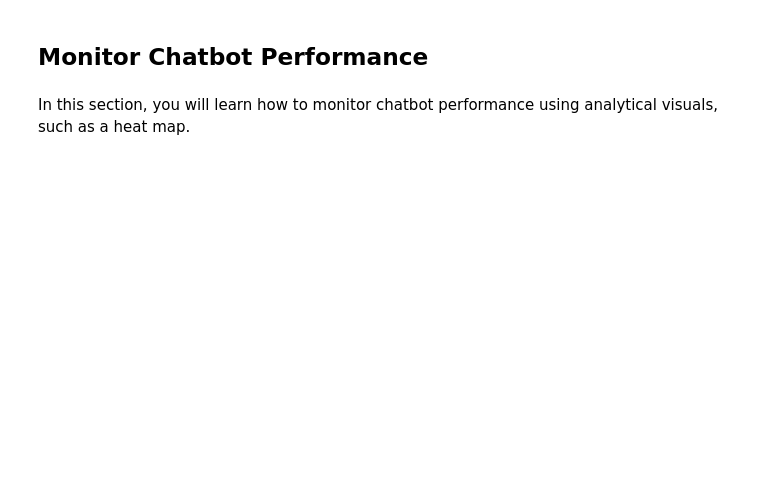
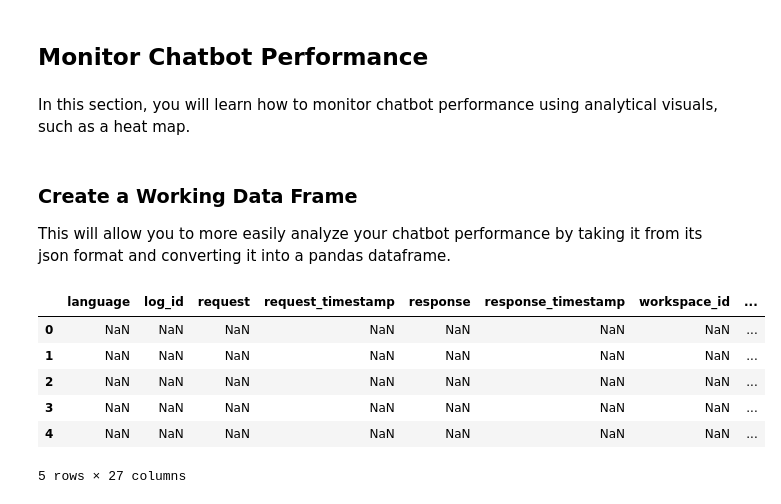
Before and after one commit to ahariharan95/WatsonAssistant-WatsonDiscovery_Tutorial, a Jupyter notebook: WA_NLU_Tutorial.ipynb, the cells around one changed output. Saved outputs shown, nothing was run; the diff lists cells and outputs as text; code cells hidden in the pictures; blank space fills up the shorter version.

```diff
--- a/WA_NLU_Tutorial.ipynb
+++ b/WA_NLU_Tutorial.ipynb
@@ -140,0 +221,16 @@ In this section, you will learn how to monitor chatbot performance using analyti
+# %% [markdown]
+### Create a Working Data Frame
+This will allow you to more easily analyze your chatbot performance by taking it from its json format and converting it into a pandas dataframe.
+# %%
+project = Project.access()
+log_file = project.get_file('Clean_Log.csv') # call the Clean Log back into the file to work with
+df_data = pd.read_csv(log_file)
+df_data.head()
+# %% [output]
+|  | language | log_id | request | request_timestamp | response | response_timestamp | workspace_id | ... |
+| 0 | NaN | NaN | NaN | NaN | NaN | NaN | NaN | ... |
+| 1 | NaN | NaN | NaN | NaN | NaN | NaN | NaN | ... |
+| 2 | NaN | NaN | NaN | NaN | NaN | NaN | NaN | ... |
+| 3 | NaN | NaN | NaN | NaN | NaN | NaN | NaN | ... |
+| 4 | NaN | NaN | NaN | NaN | NaN | NaN | NaN | ... |
+5 rows × 27 columns
```
Also changed, not shown: parts of 16 cells of this notebook.
